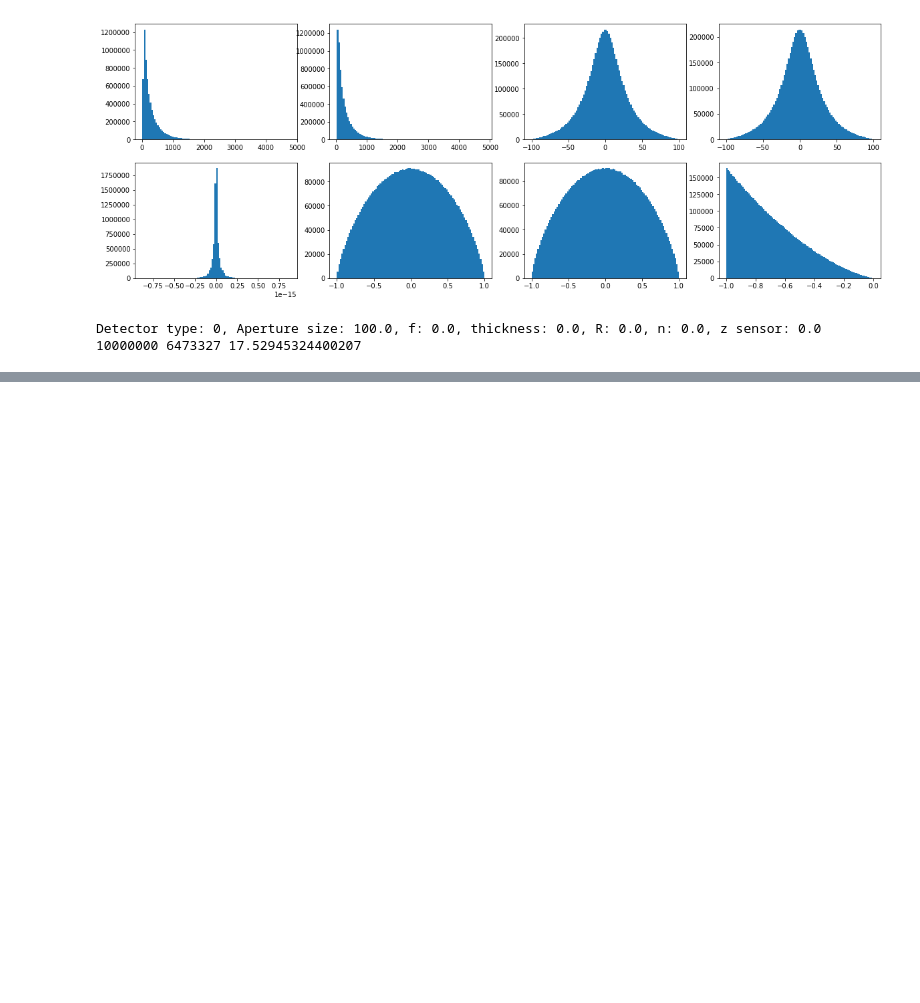
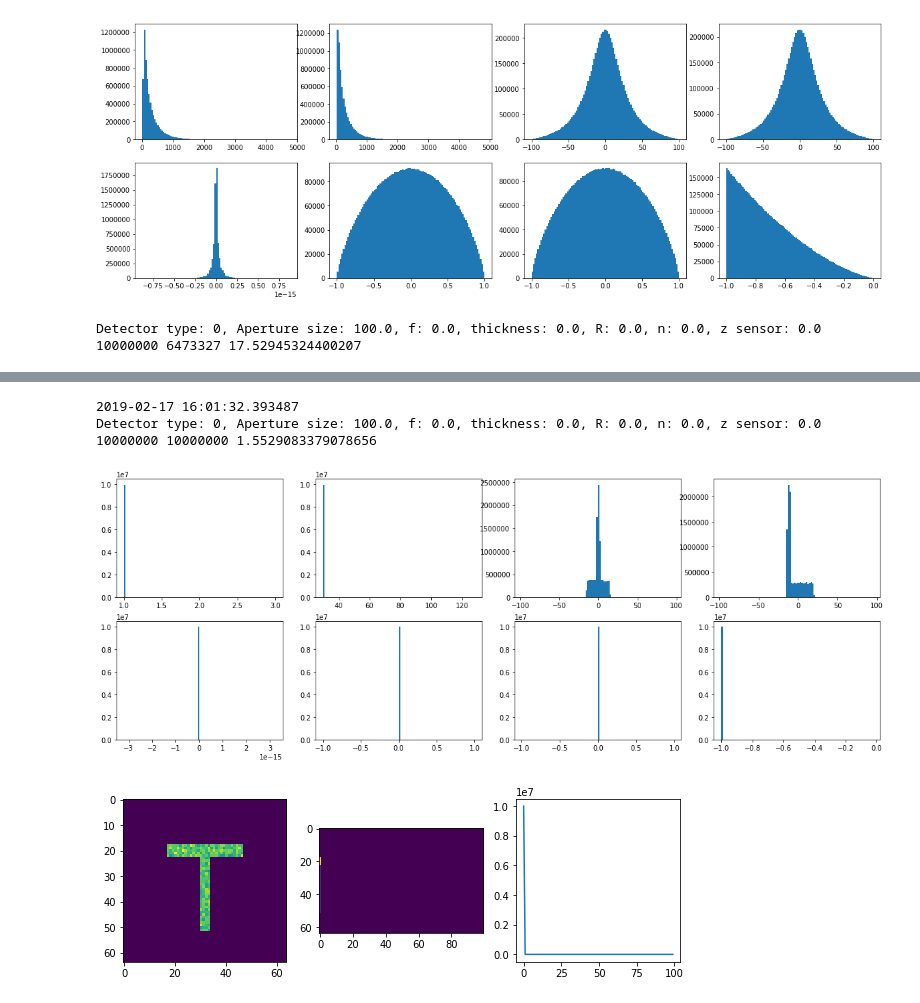
Before and after one commit to mitmedialab/MonteCarloRender, a Jupyter notebook: tests.ipynb, the cells around one changed output, grey strips where cells are left out. Saved outputs shown, nothing was run; the diff lists cells and outputs as text; code cells hidden in the pictures; blank space fills up the shorter version.

```diff
--- a/tests.ipynb
+++ b/tests.ipynb
@@ -157,6 +157,33 @@ def runTargetWithLensTest():
     with open('testdata.pickle', 'wb') as handle:
         pickle.dump(ds, handle)
 
+def runStructuredPatternTest(muS = 0.001):
+    t1 = time.perf_counter()
+    pattern = np.zeros(shape=(60,60))
+    pattern[21:50,28:32]=1
+    pattern[16:21,15:45]=1
+    pattern_gridsize = 1
+    ret = MC.lunchPacketwithBatch(batchSize = 1e7,
+                               nPhotonsRequested = 1e7,
+                                nPhotonsToRun = 1e7,
+                                muS = muS, g = 0.85,
+                                source = {'r': np.array([0.0, 0.0, 30.0]),
+                                          'mu': np.array([0.0, 0.0, -1.0]),
+                                          'pattern': pattern, 'size': pattern_gridsize,
+                                          'method': 'structured_pattern', 'time_profile': 'delta'},
+                                detector = {'radius': 100.0},
+                                control_param = {'max_N': 1e5,
+                                                 'max_distance_from_det': 110},
+                                normalize_d = None,
+                                ret_cols = [0,1,2,3,4,5,6,7],
+                                )
+    print(ret[1], ret[2], time.perf_counter()-t1)
+    ds = {'data': ret[0],
+          'num_simulated': ret[1],
+          'num_detected': ret[2]}
+    with open('testdata.pickle', 'wb') as handle:
+        pickle.dump(ds, handle)
+
 
 def loadTest():
     with open('testdata.pickle', 'rb') as handle:
@@ -182,7 +209,7 @@ def plotTargetTest(data):
     measurement = Sensor.photonsTo3DMeasurement(data,camera = {'center': [0,0],'dim':[64,64],
                                                                 'pixel_size':1, 'time_res':50,
                                                                 'time_bin':100})
-    measurement_xy = np.sum(measurement,axis=2)
+    measurement_xy = np.transpose(np.sum(measurement,axis=2))
     measurement_xt = np.sum(measurement,axis=0)
     ft = np.sum(measurement_xt,axis=0)
     plt.figure(figsize=(10,3))
@@ -239,6 +266,14 @@ def testRunTargetWithLens():
     plt.figure()
     _=plt.hist2d(data[:,3], data[:,2], bins=100)
     plt.axis('equal')
+
+def testRunStructuredPatternTest(muS = 0.0001):
+    print(datetime.datetime.now())
+    runStructuredPatternTest(muS = muS)
+    t1 = time.perf_counter()
+    data, num_simulated, num_detected = loadTest()
+    plotTest(data)
+    plotTargetTest(data)
 # %%
 testRun()
 # %% [output]
@@ -391,0 +436,8 @@ Detector type: 0, Aperture size: 100.0, f: 0.0, thickness: 0.0, R: 0.0, n: 0.0,
+# %%
+testRunStructuredPatternTest(muS = 0.0001)
+# %% [output]
+2019-02-17 16:01:32.393487
+Detector type: 0, Aperture size: 100.0, f: 0.0, thickness: 0.0, R: 0.0, n: 0.0, z sensor: 0.0
+10000000 10000000 1.5529083379078656
+[figure, added]
+[figure, added]
```
Also changed, not shown: parts of 2 cells of this notebook.
